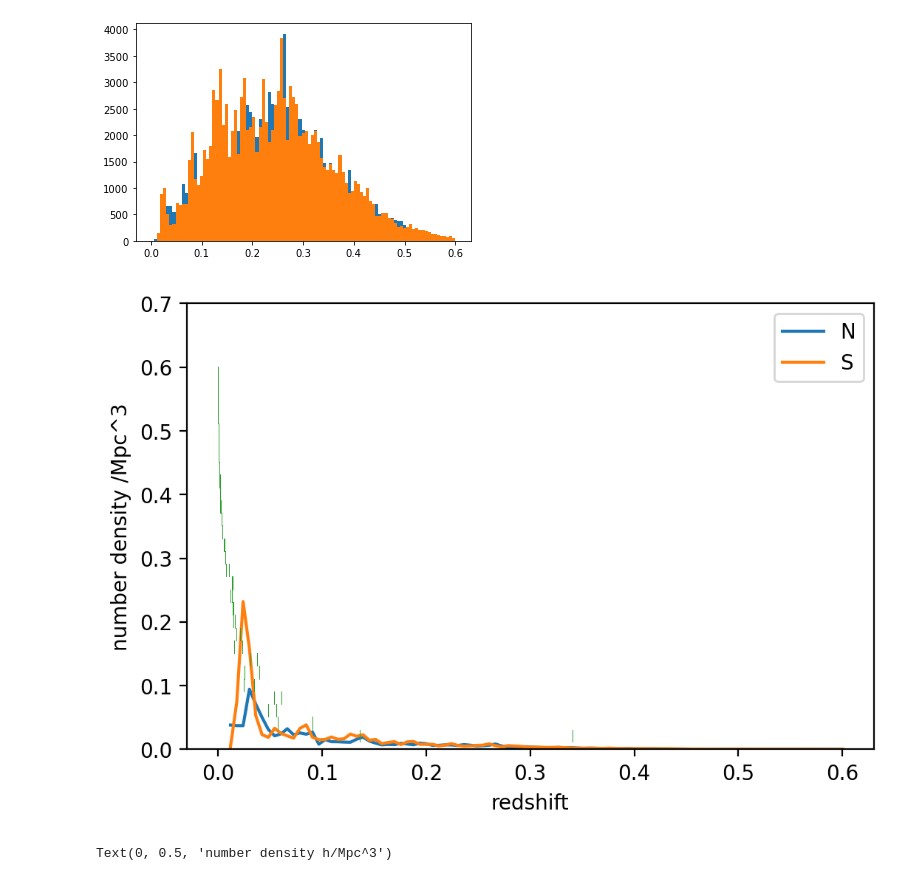
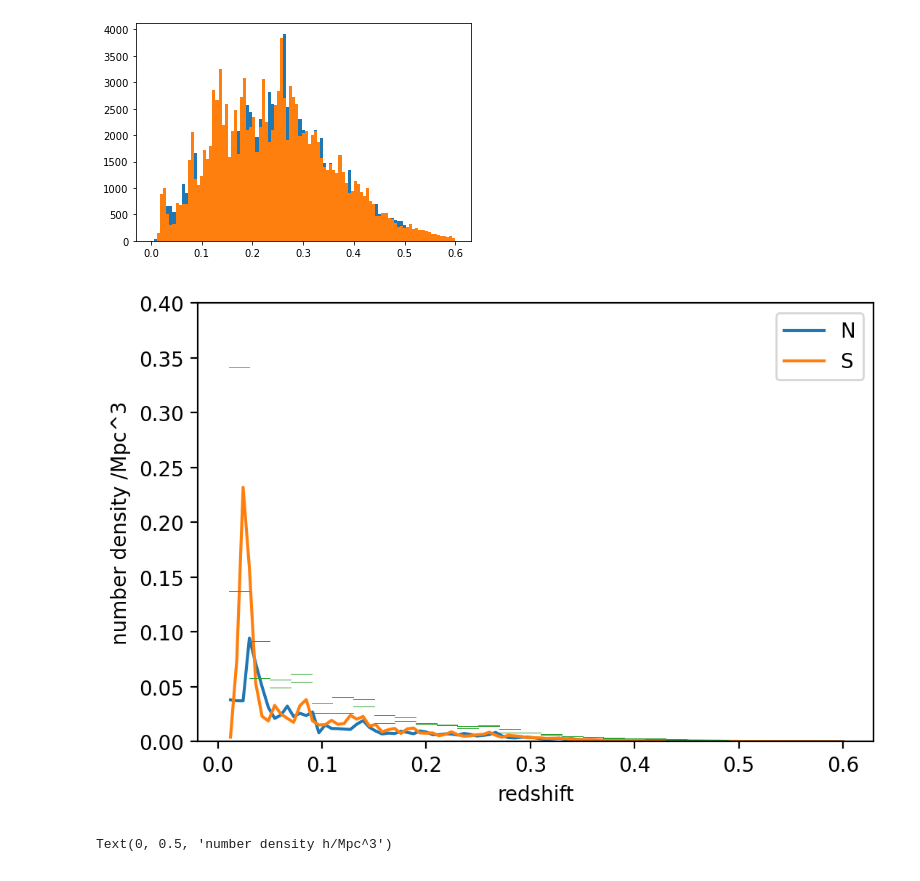
Before and after one commit to erdowning/project, a Jupyter notebook: clustering_sv3/clustering_sv3_cat.ipynb, the cells around one changed output. Cells and saved outputs as stored; diff of their text form; code cells hidden in the pictures.

```diff
--- a/clustering_sv3/clustering_sv3_cat.ipynb
+++ b/clustering_sv3/clustering_sv3_cat.ipynb
@@ -148,0 +165,20 @@ plt.savefig('../figures/week3/clustering_abs_rmag_hist')
+# %%
+N['z_mag'] = 22.5 - 2.5*np.log10(N['flux_z_dered'])
+N['w1_mag'] = 22.5 - 2.5*np.log10(N['flux_w1_dered'])
+N['g_mag'] = 22.5 - 2.5*np.log10(N['flux_g_dered'])
+N['r_mag'] = 22.5 - 2.5*np.log10(N['flux_r_dered'])
+
+S['z_mag'] = 22.5 - 2.5*np.log10(S['flux_z_dered'])
+S['w1_mag'] = 22.5 - 2.5*np.log10(S['flux_w1_dered'])
+S['g_mag'] = 22.5 - 2.5*np.log10(S['flux_g_dered'])
+S['r_mag'] = 22.5 - 2.5*np.log10(S['flux_r_dered'])
+
+N_bright['z_mag'] = 22.5 - 2.5*np.log10(N_bright['flux_z_dered'])
+N_bright['w1_mag'] = 22.5 - 2.5*np.log10(N_bright['flux_w1_dered'])
+N_bright['g_mag'] = 22.5 - 2.5*np.log10(N_bright['flux_g_dered'])
+N_bright['r_mag'] = 22.5 - 2.5*np.log10(N_bright['flux_r_dered'])
+
+S_bright['z_mag'] = 22.5 - 2.5*np.log10(S_bright['flux_z_dered'])
+S_bright['w1_mag'] = 22.5 - 2.5*np.log10(S_bright['flux_w1_dered'])
+S_bright['g_mag'] = 22.5 - 2.5*np.log10(S_bright['flux_g_dered'])
+S_bright['r_mag'] = 22.5 - 2.5*np.log10(S_bright['flux_r_dered'])
@@ -468,16 +526,16 @@ n_S = find_number_density(S, z_bins)
 # %%
 plt.figure(dpi=200)
 plt.plot(z_bins[1:], n_N, label='N')
 plt.plot(z_bins[1:], n_S, label='S')
 plt.xlabel('redshift')
 plt.ylabel('number density /Mpc^3')
-plt.ylim(0,0.7)
+plt.ylim(0,0.4)
 plt.legend()
-plt.plot(data['NZ'], data['Z'], lw=0, marker=',')
+plt.plot(data['Z'], data['NZ'], lw=0, marker=',')
 plt.savefig('../figures/week3/number_density.png')
 #magnitude cuts?
 # %% [output]
-[figure, old version]
+[figure, new version]
 # %%
 maglim_211 = np.where(data['ABSMAG_R'] < -21.1)[0]
 n_211 = find_number_density(data[maglim_211], z_bins)
```
Also changed, not shown: parts of 11 cells of this notebook, 31 other files.
